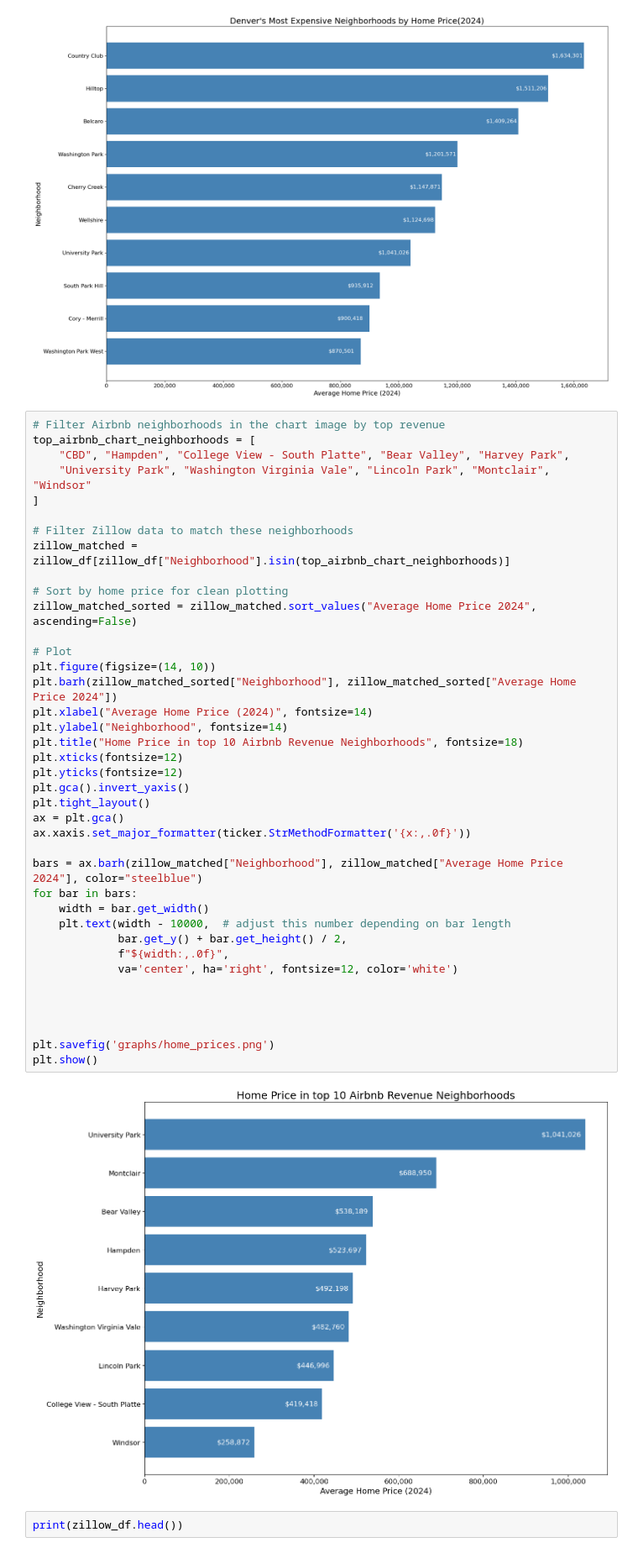
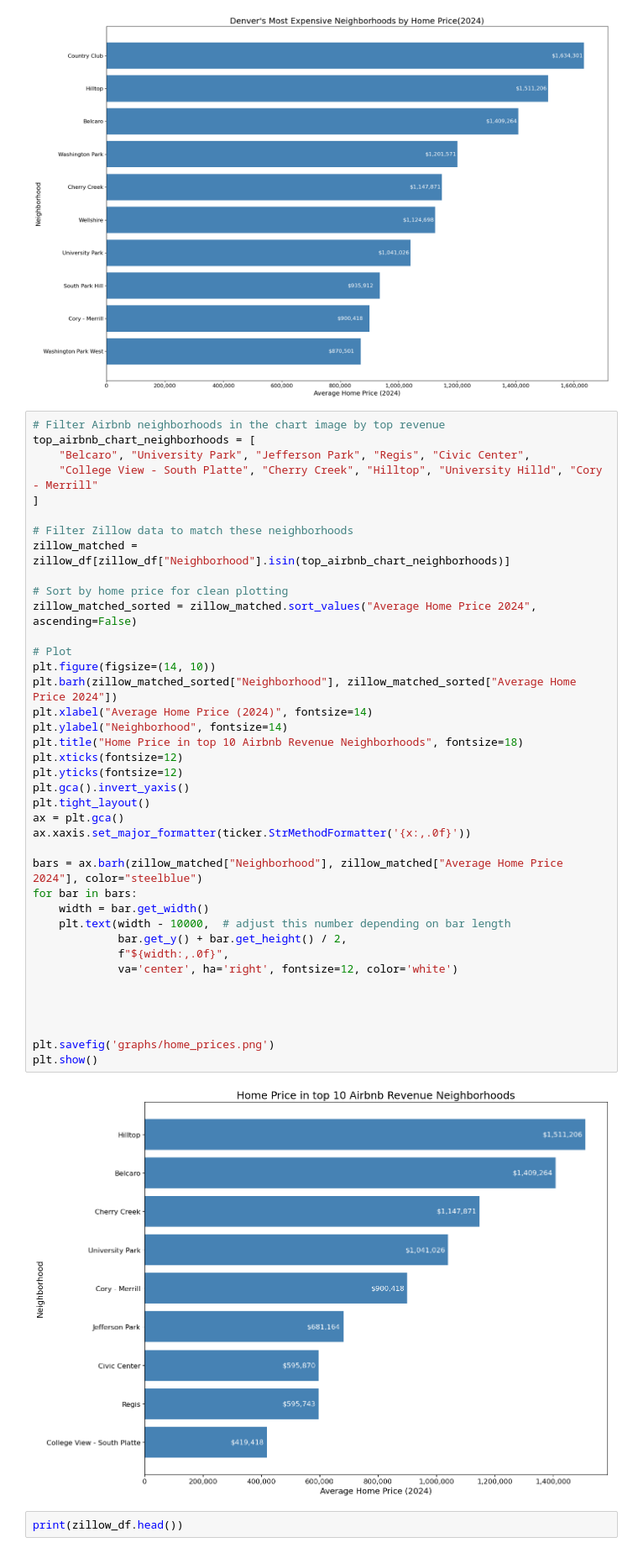
Before and after one commit to kanchanratan1980/Project-5_Group-3, a Jupyter notebook: airbnb.ipynb, the cells around one changed output. Shown: that part at 84% size. Cells and saved outputs as stored; diff of their text form.

Commit message:
updated graphs and HTML

```diff
--- a/airbnb.ipynb
+++ b/airbnb.ipynb
@@ -304,8 +309,8 @@ plt.show()
 # %%
 # Filter Airbnb neighborhoods in the chart image by top revenue
 top_airbnb_chart_neighborhoods = [
-    "CBD", "Hampden", "College View - South Platte", "Bear Valley", "Harvey Park",
-    "University Park", "Washington Virginia Vale", "Lincoln Park", "Montclair", "Windsor"
+    "Belcaro", "University Park", "Jefferson Park", "Regis", "Civic Center",
+    "College View - South Platte", "Cherry Creek", "Hilltop", "University Hilld", "Cory - Merrill"
 ]
 
 # Filter Zillow data to match these neighborhoods
@@ -314,34 +319,34 @@ zillow_matched = zillow_df[zillow_df["Neighborhood"].isin(top_airbnb_chart_neigh
 # Sort by home price for clean plotting
 zillow_matched_sorted = zillow_matched.sort_values("Average Home Price 2024", ascending=False)
 
 # Plot
 plt.figure(figsize=(14, 10))
 plt.barh(zillow_matched_sorted["Neighborhood"], zillow_matched_sorted["Average Home Price 2024"])
 plt.xlabel("Average Home Price (2024)", fontsize=14)
 plt.ylabel("Neighborhood", fontsize=14)
 plt.title("Home Price in top 10 Airbnb Revenue Neighborhoods", fontsize=18)
 plt.xticks(fontsize=12)
 plt.yticks(fontsize=12)
 plt.gca().invert_yaxis()
 plt.tight_layout()
 ax = plt.gca()
 ax.xaxis.set_major_formatter(ticker.StrMethodFormatter('{x:,.0f}'))
 
 bars = ax.barh(zillow_matched["Neighborhood"], zillow_matched["Average Home Price 2024"], color="steelblue")
 for bar in bars:
     width = bar.get_width()
     plt.text(width - 10000,  # adjust this number depending on bar length
              bar.get_y() + bar.get_height() / 2,
              f"${width:,.0f}",
              va='center', ha='right', fontsize=12, color='white')
 
 
 
 
 plt.savefig('graphs/home_prices.png')
 plt.show()
 # %% [output]
-[figure, old version]
+[figure, new version]
 # %%
 print(zillow_df.head())
 # %% [output]
```
Also changed, not shown: parts of 4 cells of this notebook, 3 other files.
